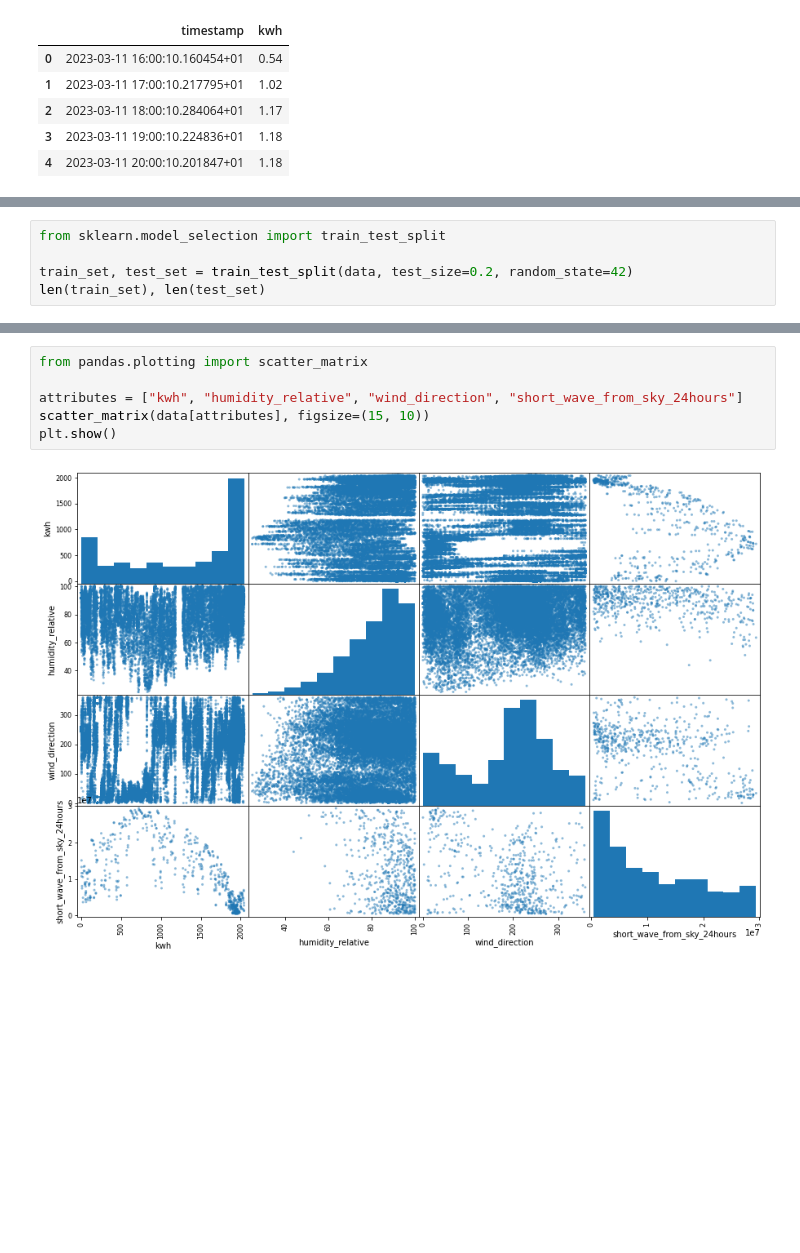
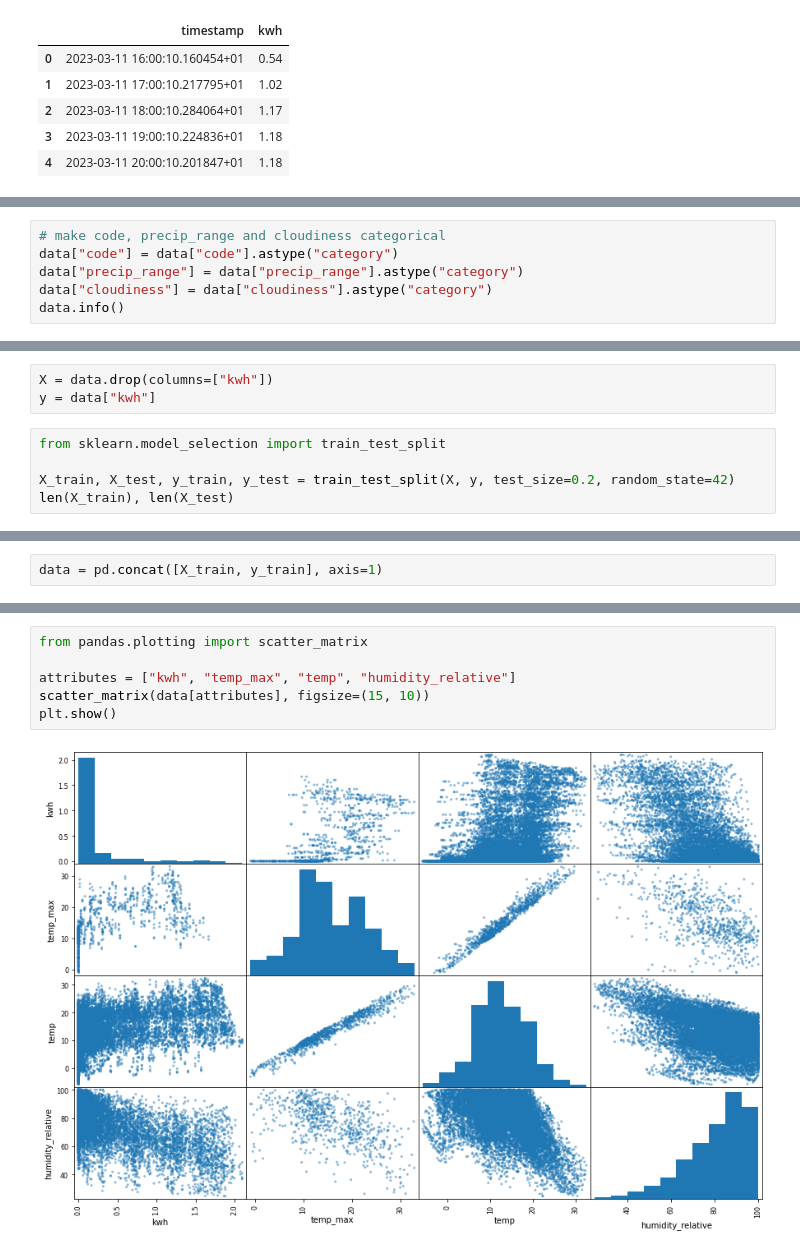
Before and after one commit to JulesGoubert/solar, a Jupyter notebook: solar.ipynb, the cells around one changed output, grey strips where cells are left out. Saved outputs shown, nothing was run; the diff lists cells and outputs as text; blank space fills up the shorter version.

```diff
--- a/solar.ipynb
+++ b/solar.ipynb
@@ -178,0 +216,6 @@ np.random.seed(42)
+# %%
+# make code, precip_range and cloudiness categorical
+data["code"] = data["code"].astype("category")
+data["precip_range"] = data["precip_range"].astype("category")
+data["cloudiness"] = data["cloudiness"].astype("category")
+data.info()
@@ -179,6 +242,9 @@ np.random.seed(42)
+# %%
+X = data.drop(columns=["kwh"])
+y = data["kwh"]
 # %%
 from sklearn.model_selection import train_test_split
 
-train_set, test_set = train_test_split(data, test_size=0.2, random_state=42)
-len(train_set), len(test_set)
+X_train, X_test, y_train, y_test = train_test_split(X, y, test_size=0.2, random_state=42)
+len(X_train), len(X_test)
 # %% [output]
@@ -186,3 +254,5 @@ len(train_set), len(test_set)
+# %%
+data = pd.concat([X_train, y_train], axis=1)
 # %%
 corr_matrix = data.corr(numeric_only=True)
 corr_matrix["kwh"].sort_values(ascending=False).round(2)
@@ -210,8 +277,8 @@ Name: kwh, dtype: float64
 # %%
 from pandas.plotting import scatter_matrix
 
-attributes = ["kwh", "humidity_relative", "wind_direction", "short_wave_from_sky_24hours"]
+attributes = ["kwh", "temp_max", "temp", "humidity_relative"]
 scatter_matrix(data[attributes], figsize=(15, 10))
 plt.show()
 # %% [output]
-[figure, old version]
+[figure, new version]
```
Also changed, not shown: parts of 38 cells of this notebook, 1 other file.
